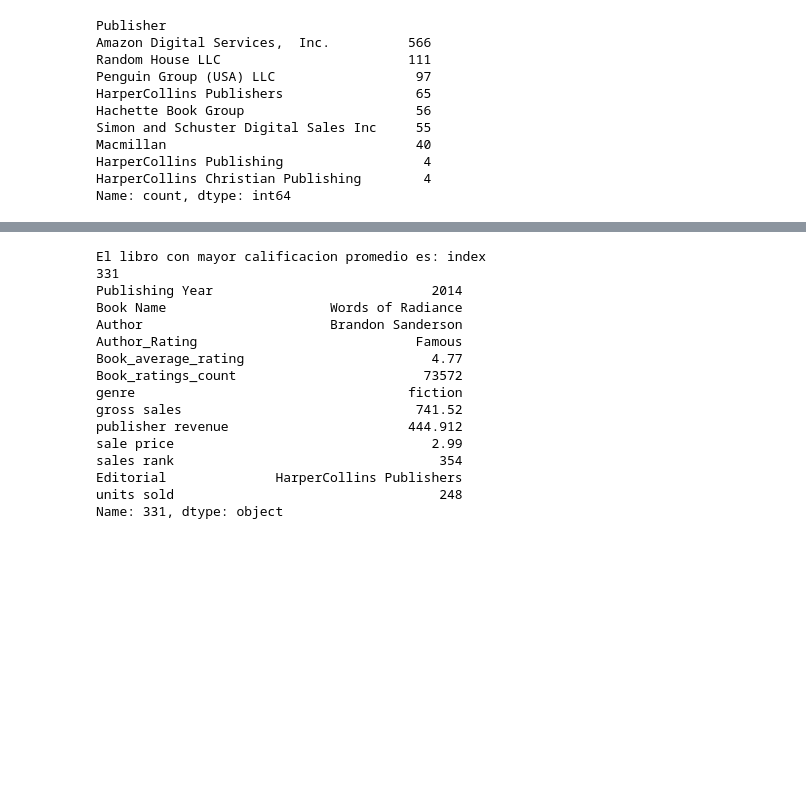
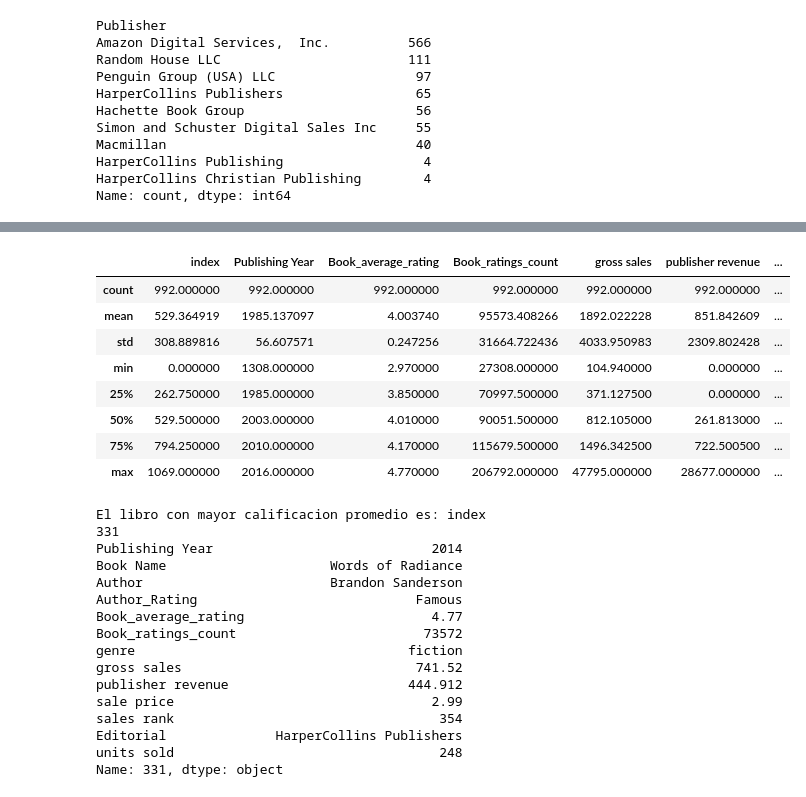
Before and after one commit to Parteche/Diplomado-Ciencia-De-Datos-BEDU, a Jupyter notebook: Copia_de_Copia_de_modulo2_Michel_Pau.ipynb, the cells around one changed output, grey strips where cells are left out. Cells and saved outputs as stored; diff of their text form; code cells hidden in the pictures; blank space fills up the shorter version.

```diff
--- a/Copia_de_Copia_de_modulo2_Michel_Pau.ipynb
+++ b/Copia_de_Copia_de_modulo2_Michel_Pau.ipynb
@@ -354,3 +416,17 @@ df.describe()
+# %%
+#Limpieza de datos negativos
+df = df[(df['Publishing Year'] >= 0)]
+df.describe()
+# %% [output]
+|  | index | Publishing Year | Book_average_rating | Book_ratings_count | gross sales | publisher revenue | ... |
+| count | 992.000000 | 992.000000 | 992.000000 | 992.000000 | 992.000000 | 992.000000 | ... |
+| mean | 529.364919 | 1985.137097 | 4.003740 | 95573.408266 | 1892.022228 | 851.842609 | ... |
+| std | 308.889816 | 56.607571 | 0.247256 | 31664.722436 | 4033.950983 | 2309.802428 | ... |
+| min | 0.000000 | 1308.000000 | 2.970000 | 27308.000000 | 104.940000 | 0.000000 | ... |
+| 25% | 262.750000 | 1985.000000 | 3.850000 | 70997.500000 | 371.127500 | 0.000000 | ... |
+| 50% | 529.500000 | 2003.000000 | 4.010000 | 90051.500000 | 812.105000 | 261.813000 | ... |
+| 75% | 794.250000 | 2010.000000 | 4.170000 | 115679.500000 | 1496.342500 | 722.500500 | ... |
+| max | 1069.000000 | 2016.000000 | 4.770000 | 206792.000000 | 47795.000000 | 28677.000000 | ... |
 # %%
 #Una vez teniendo la base de datos limpia, podemos hacer consultas.
 # 1.-¿Cual es el libro con mayor calificacion promedio? (Book_average_rating)
```
Also changed, not shown: parts of 6 cells of this notebook.
